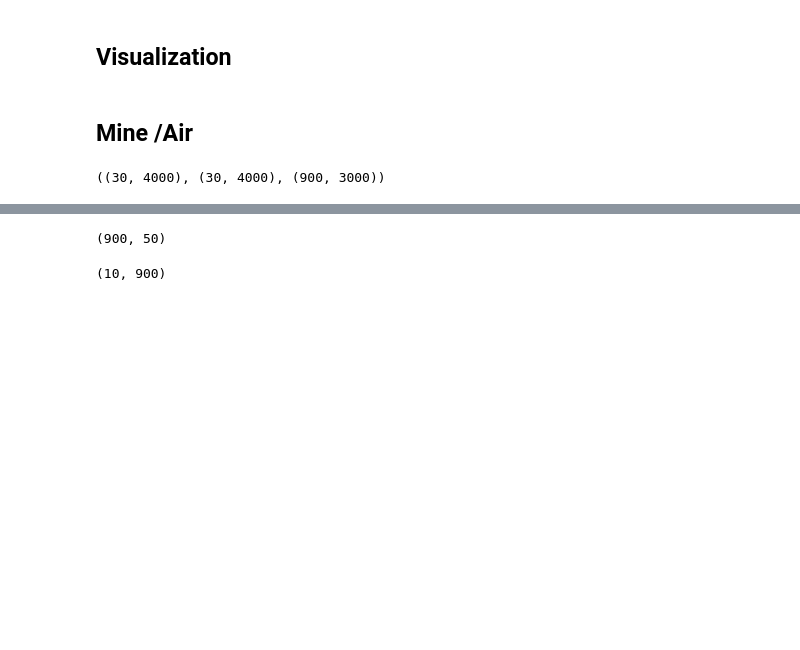
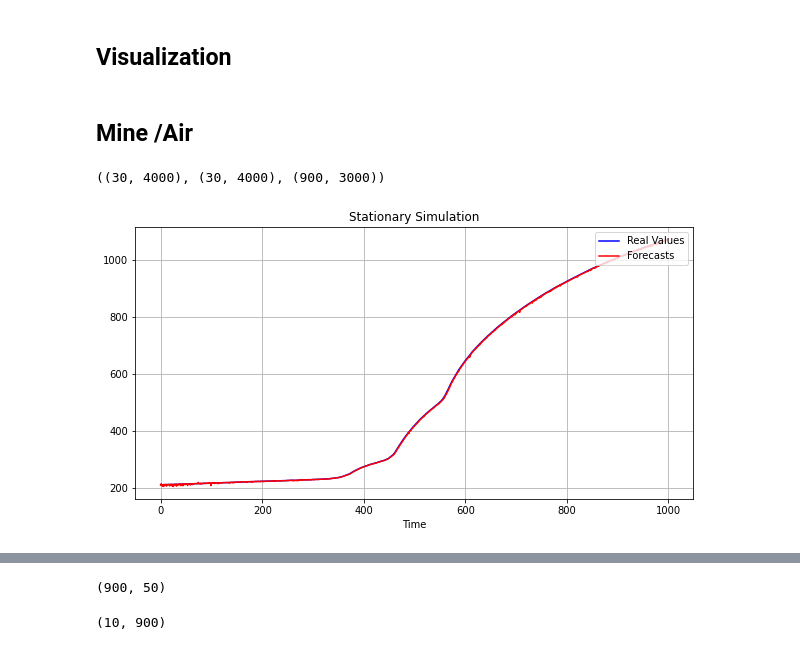
Before and after one commit to isVy08/ESTF, a Jupyter notebook: viz.ipynb, the cells around one changed output, grey strips where cells are left out. Cells and saved outputs as stored; diff of their text form; code cells hidden in the pictures; blank space fills up the shorter version.

```diff
--- a/viz.ipynb
+++ b/viz.ipynb
@@ -354,13 +356,15 @@ out[0].shape, out[1].shape, out[2].shape
 # %% [output]
 ((30, 4000), (30, 4000), (900, 3000))
 # %%
-n = 5
+n = 20
 plt.figure(figsize=(10,5))
-plt.plot(out[0][n, :], c='b', label='Real Values')
-plt.plot(out[1][n, :], c='r', label='Forecasts')
+plt.plot(out[0][n, 3000:], c='b', label='Real Values')
+plt.plot(out[1][n, 3000:], c='r', label='Forecasts')
 plt.xlabel('Time')
-plt.legend(fontsize='medium', loc='upper left')
+plt.legend(fontsize='medium', loc='upper right')
 plt.title('Stationary Simulation')
 plt.grid()
 plt.show()
+# %% [output]
+[figure, added]
 # %%
```
Also changed, not shown: parts of 8 cells of this notebook, 5 other files.
